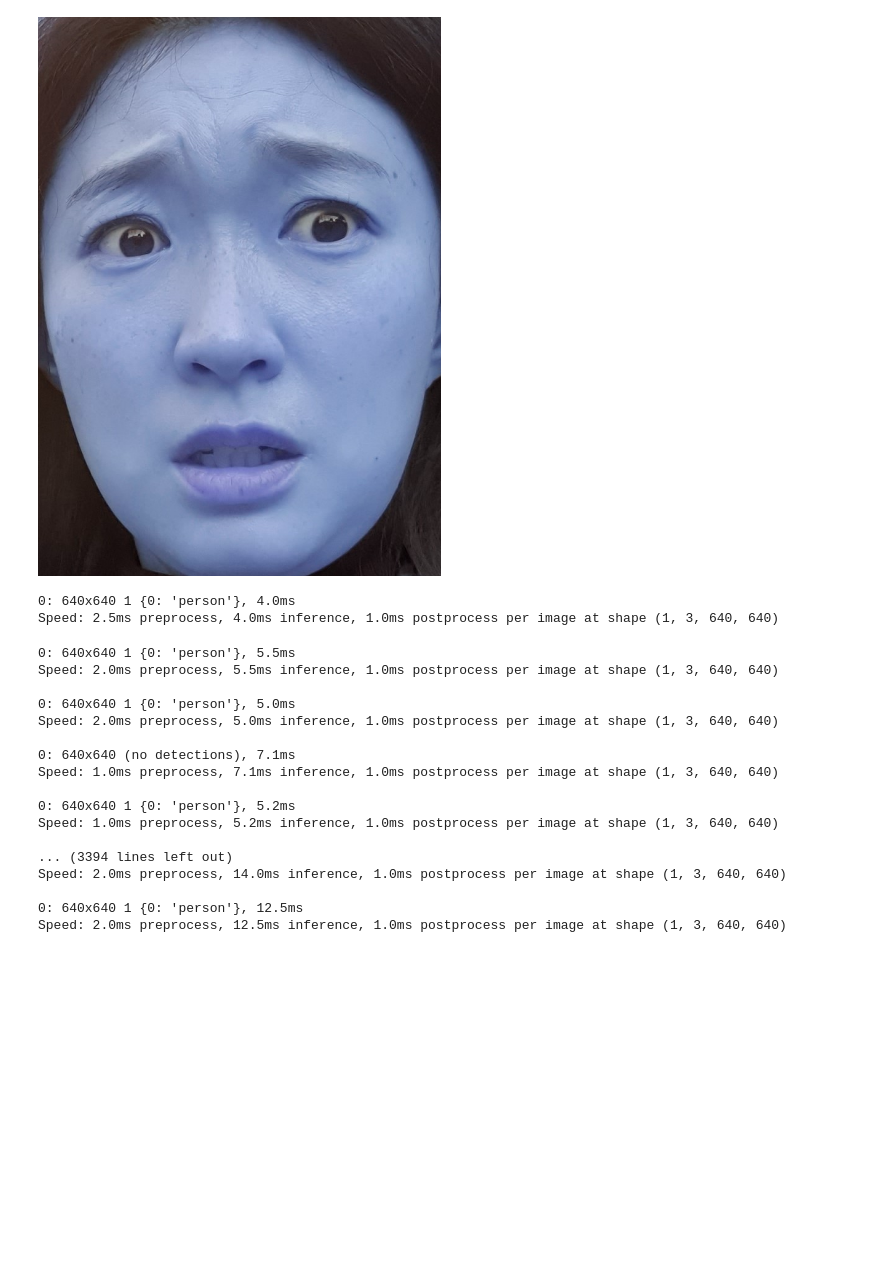
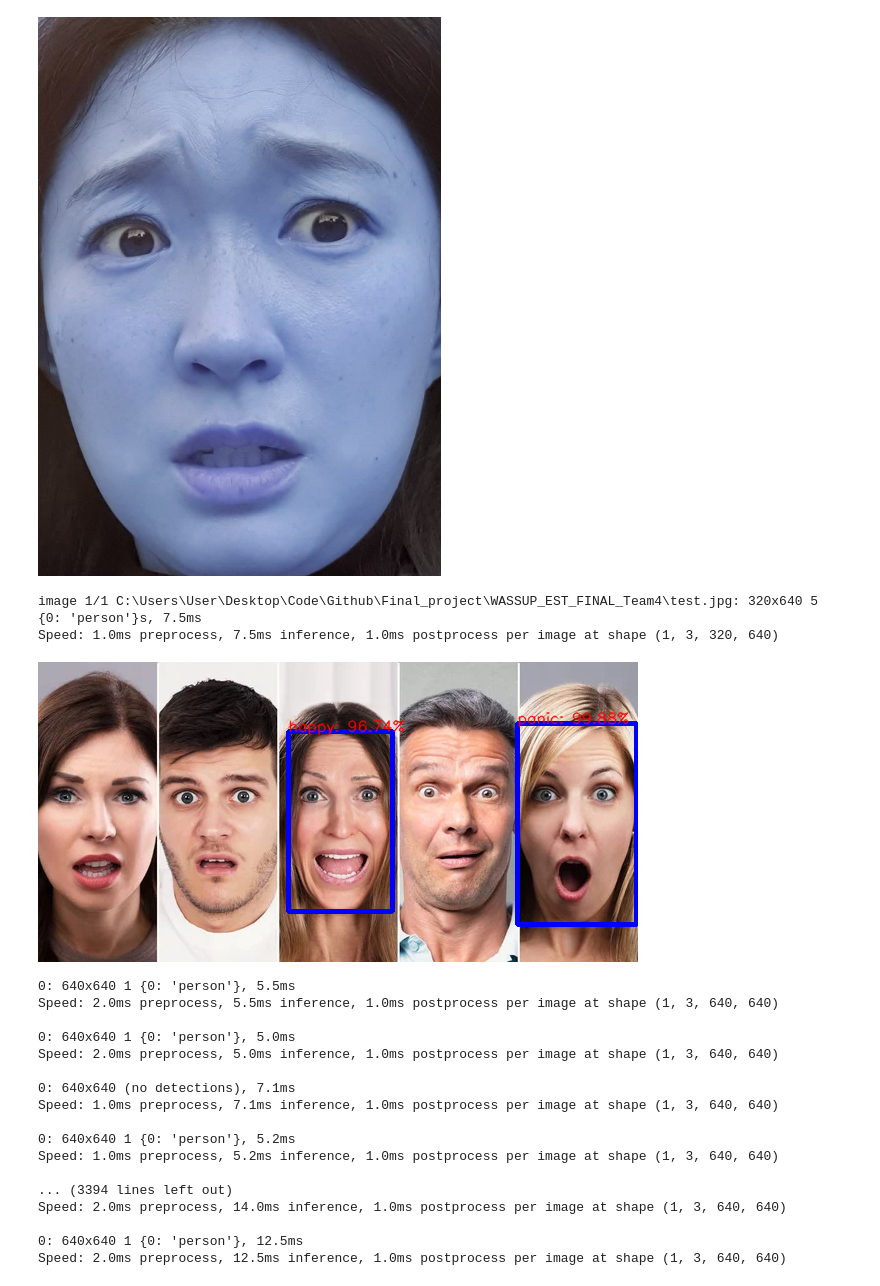
Before and after one commit to 2j0123/Customer-Service-and-Crime-Prevention-Manual, a Jupyter notebook: streamlit.ipynb, the cells around one changed output. Drawn from its saved outputs; the diff is of its cells as text; code cells hidden in the pictures; blank space fills up the shorter version.

Commit message:
commit yolo-swin model for multiple face recognition

```diff
--- a/streamlit.ipynb
+++ b/streamlit.ipynb
@@ -330,22 +301,52 @@ json_test = get_json_list_1d(TEST_JSON_PATH)
 test_img, test_label = load_image_and_label_1D(json_test, TEST_IMG_PATH)
 # %%
 import numpy as np
-
+img_path = r"C:\Users\User\Desktop\Code\Github\Final_project\WASSUP_EST_FINAL_Team4\test.jpg"
 yolo_path = r"C:\Users\User\Desktop\Code\Github\Final_project\WASSUP_EST_FINAL_Team4\person_model.pt"
 model = YOLO(yolo_path)
 
+kr_to_en = { '분노'    : 'anger',
+                    '기쁨'    : 'happy',
+                    '당황'    : 'panic',
+                    '슬픔'    : 'sadness'
+                    }
+
 if torch.cuda.is_available():
-    res = model.track(test_img[0], conf = 0.5, persist = True, device = 'cuda' )
+    res = model.track(img_path, conf = 0.5, persist = True, device = 'cuda' )
 else:
-    res = model.track(test_img[0], conf = 0.5, persist = True)
+    res = model.track(img_path, conf = 0.5, persist = True)
 
-start_point , end_point = np.array_split(res[0].boxes.xyxy.cpu().numpy().tolist()[0],2)
-roi = np.array(test_img[0])[int(start_point[1]):int(end_point[1]), int(start_point[0]):int(end_point[0])]
+orig_img = res[0].orig_img
+# start_point , end_point = np.array_split(res[0].boxes.xyxy.cpu().numpy().tolist()[0],2)
+# roi = np.array(test_img[0])[int(start_point[1]):int(end_point[1]), int(start_point[0]):int(end_point[0])]
+swin_path = r'C:\Users\User\Desktop\Code\Github\Final_project\swinv2-tiny-patch4-window8-256-finetuned-eurosat\checkpoint-2516'
+pipe = pipeline("image-classification", swin_path)
+
+all_boxes = res[0].boxes.xyxy.cpu().numpy().tolist()
+for box in all_boxes[:2]:
+    roi = orig_img[int(box[1]):int(box[3]), int(box[0]):int(box[2])]
+    # Process ROI with Swin model...
+    results = next(iter(pipe(Image.fromarray(roi))))
+    results_str = kr_to_en[results['label']] + ": " + str(round(results['score']*100, 2)) + '%'
+
+    #cv2 로 박스랑 글자 생성
+    font = cv2.FONT_HERSHEY_SIMPLEX
+    blue  = (255, 0, 0)
+    red = (0, 0, 255)
+
+    cv2.rectangle(orig_img, (int(box[0]), int(box[1])),
+                (int(box[2]), int(box[3])), blue, 3)
+
+    cv2.putText(orig_img, results_str, (int(box[0]), int(box[1])) , font, 0.5, red, 1, cv2.LINE_AA)
+
+orig_img = cv2.cvtColor(orig_img, cv2.COLOR_BGR2RGB)
+Image.fromarray(orig_img)
 # print(start_point)
 # roi
 # %% [output]
-0: 640x640 1 {0: 'person'}, 4.0ms
-Speed: 2.5ms preprocess, 4.0ms inference, 1.0ms postprocess per image at shape (1, 3, 640, 640)
+image 1/1 C:\Users\User\Desktop\Code\Github\Final_project\WASSUP_EST_FINAL_Team4\test.jpg: 320x640 5 {0: 'person'}s, 7.5ms
+Speed: 1.0ms preprocess, 7.5ms inference, 1.0ms postprocess per image at shape (1, 3, 320, 640)
+[figure, added]
 # %%
 from ultralytics import YOLO
 import torch
```
Also changed, not shown: parts of 1 cell of this notebook, 1 other file.
